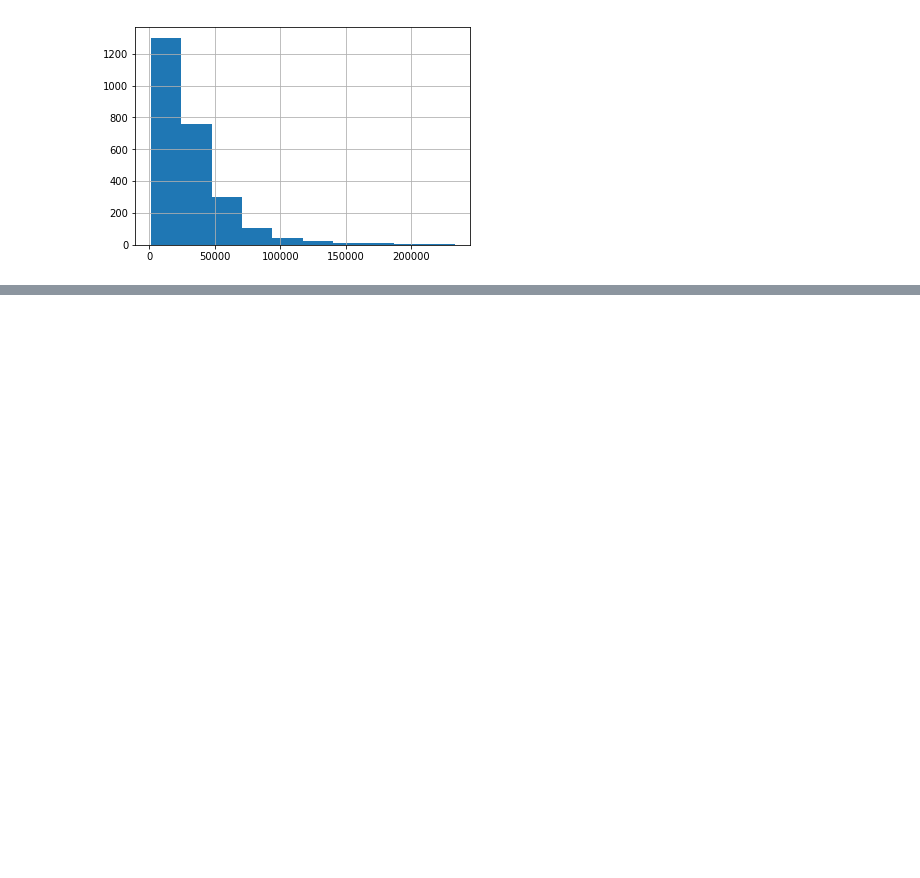
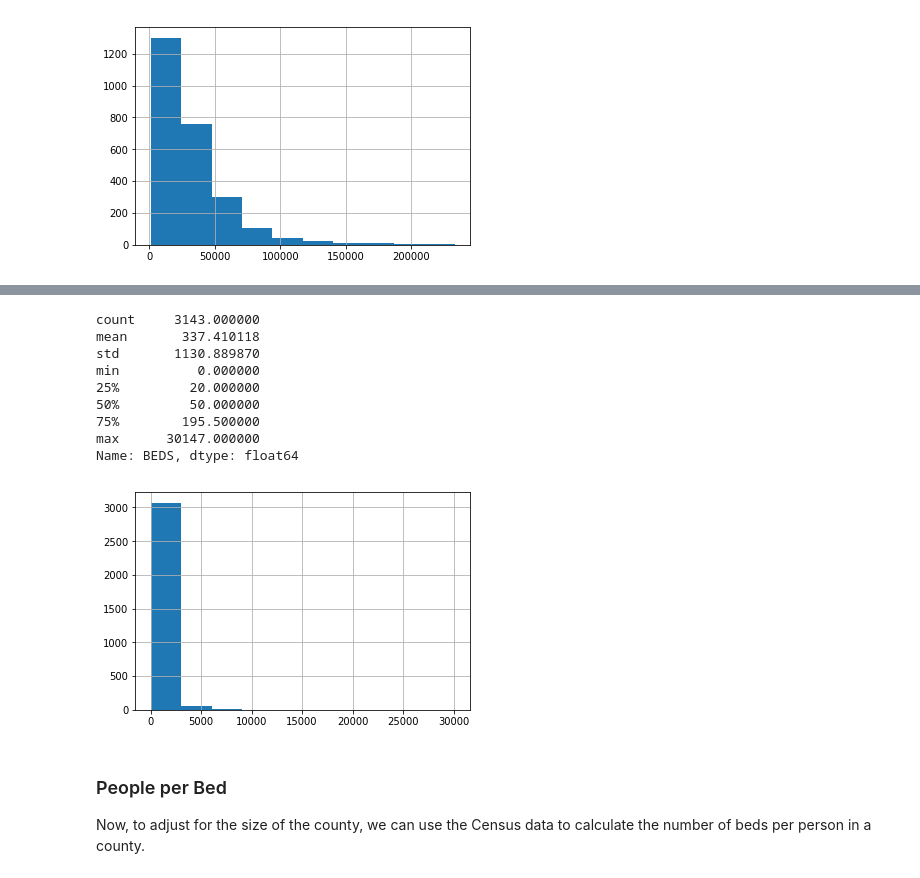
Before and after one commit to gragollier/EECS-731-Project-1, a Jupyter notebook: notebooks/1-Exploratory-Analysis.ipynb, the cells around one changed output, grey strips where cells are left out. Cells and saved outputs as stored; diff of their text form; code cells hidden in the pictures; blank space fills up the shorter version.

```diff
--- a/notebooks/1-Exploratory-Analysis.ipynb
+++ b/notebooks/1-Exploratory-Analysis.ipynb
@@ -218,0 +248,26 @@ array([[<matplotlib.axes._subplots.AxesSubplot object at 0x...>]],
+# %%
+raw_counties_data['BEDS'] = 0
+hospital_bed_data = raw_hospital_data.copy()
+
+def count_beds(row):
+    return np.nansum(hospital_bed_data.loc[hospital_bed_data['COUNTY_STATE'] == row.name]["BEDS"])
+
+raw_counties_data['BEDS'] = raw_counties_data.apply(count_beds, axis=1)
+
+raw_counties_data['BEDS'].hist()
+raw_counties_data['BEDS'].describe()
+# %% [output]
+count     3143.000000
+mean       337.410118
+std       1130.889870
+min          0.000000
+25%         20.000000
+50%         50.000000
+75%        195.500000
+max      30147.000000
+Name: BEDS, dtype: float64
+[figure, added]
+# %% [markdown]
+### People per Bed
+
+Now, to adjust for the size of the county, we can use the Census data to calculate the number of beds per person in a county.
```
Also changed, not shown: parts of 23 cells of this notebook, 15 other files.
